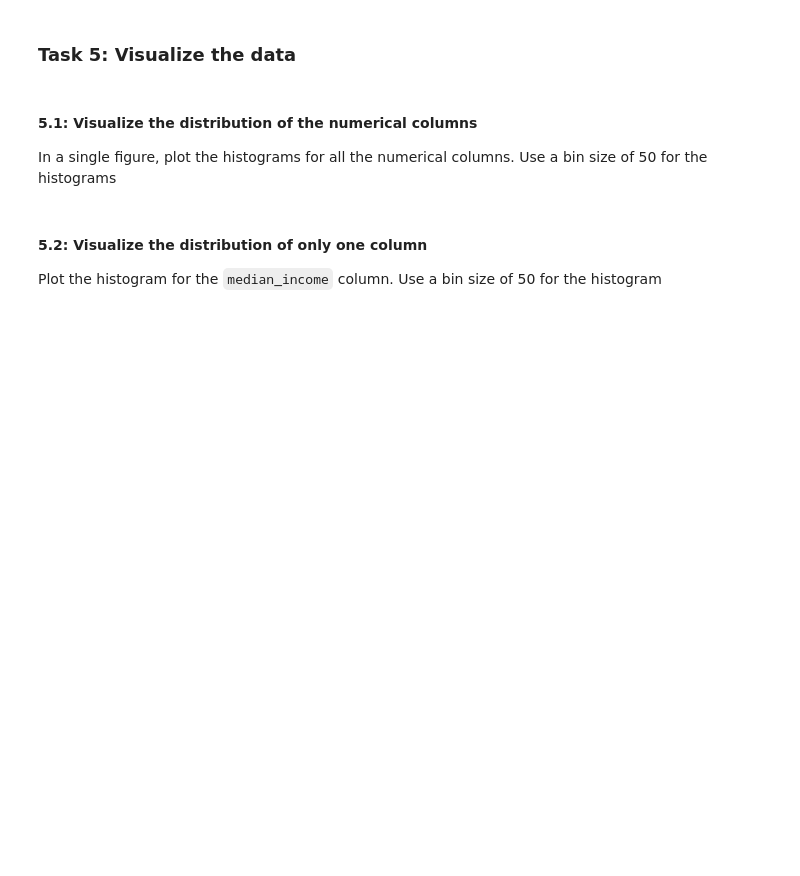
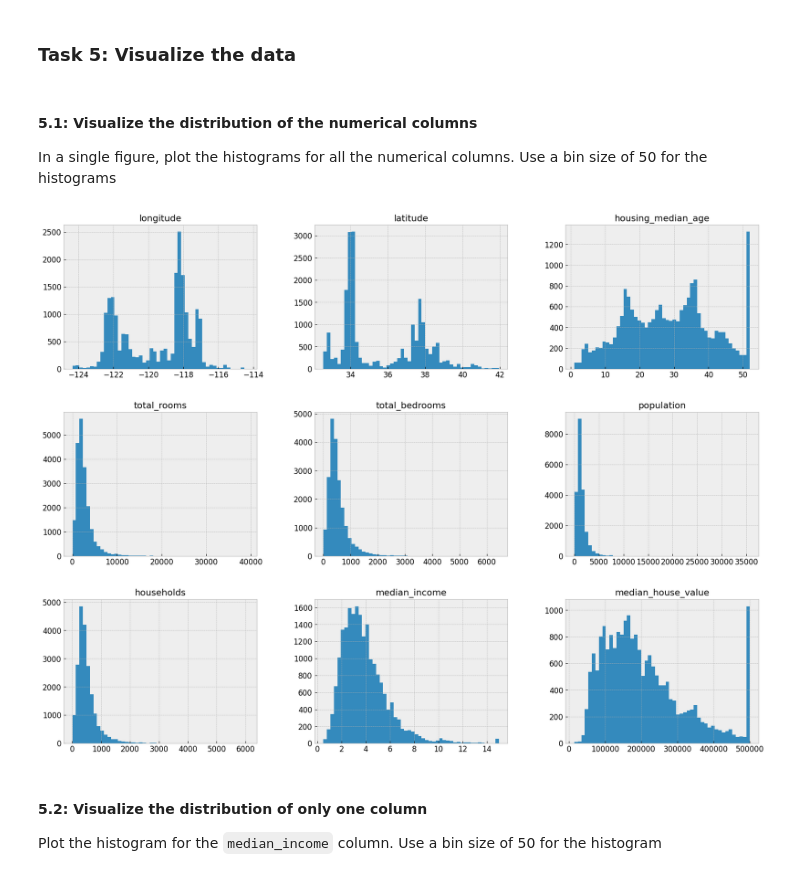
Before and after one commit to IT4063-Spring2025/eda-assignment-oyekunmo, a Jupyter notebook: notebook.ipynb, the cells around one changed output. Saved outputs shown, nothing was run; the diff lists cells and outputs as text; code cells hidden in the pictures; blank space fills up the shorter version.

```diff
--- a/notebook.ipynb
+++ b/notebook.ipynb
@@ -187,3 +191,20 @@ In a single figure, plot the histograms for all the numerical columns. Use a bin
+# %%
+# 💻 Plot a histogram of all the data features( with a bin size of 50)
+housing['longitude'] = pd.to_numeric(housing['longitude'], errors='coerce')
+housing['latitude'] = pd.to_numeric(housing['latitude'], errors='coerce')
+housing['housing_median_age'] = pd.to_numeric(housing['housing_median_age'], errors='coerce')
+housing['total_rooms'] = pd.to_numeric(housing['total_rooms'], errors='coerce')
+housing['total_bedrooms'] = pd.to_numeric(housing['total_bedrooms'], errors='coerce')
+housing['population'] = pd.to_numeric(housing['population'], errors='coerce')
+housing['households'] = pd.to_numeric(housing['households'], errors='coerce')
+housing['median_income'] = pd.to_numeric(housing['median_income'], errors='coerce')
+housing['median_house_value'] = pd.to_numeric(housing['median_house_value'], errors='coerce')
+
+
+housing.hist(bins= 50, figsize=(20, 15))
+plt.show()
+# %% [output]
+[figure, added]
 # %% [markdown]
 #### 5.2: Visualize the distribution of only one column
 Plot the histogram for the `median_income` column. Use a bin size of 50 for the histogram
```
Also changed, not shown: parts of 3 cells of this notebook.
